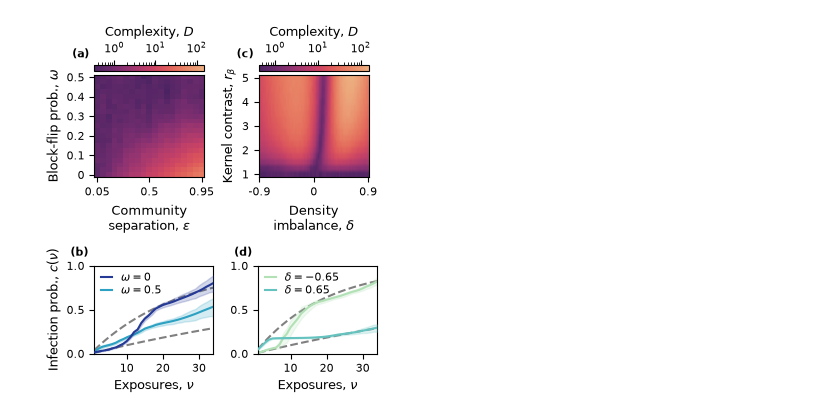
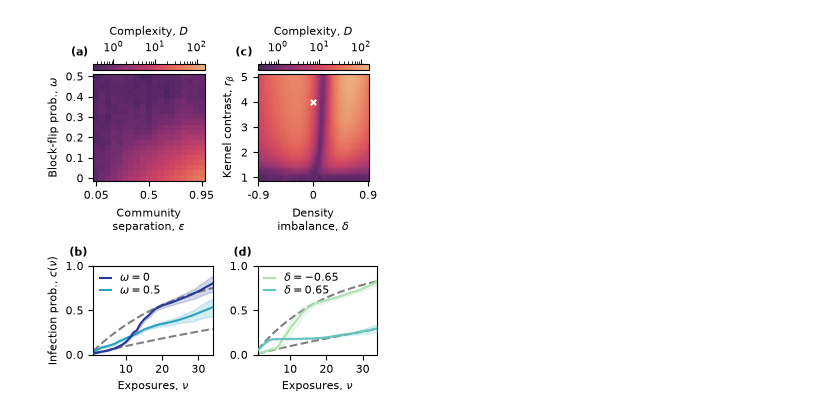
Before and after one commit to kaiser-dan/heterogeneous-infection-kernels, a Jupyter notebook: fig-scripts/plot_fig2.ipynb, the cells around one changed output. Cells and saved outputs as stored; diff of their text form; code cells hidden in the pictures.

Commit message:
update plotting scripts, figs

```diff
--- a/fig-scripts/plot_fig2.ipynb
+++ b/fig-scripts/plot_fig2.ipynb
@@ -178,9 +183,20 @@ fpath = RESULTS_DIR / "epsilon_omega_sweep" / "complexity_by_setting.parquet"
 df = pd.read_parquet(fpath)
 piv_a = df.pivot(index="omega", columns="epsilon", values="complexity_mean")
 
+Za = piv_a.to_numpy()
+f = 4
+Zz_a = 10**zoom(np.log10(Za), f, order=3)          # cubic spline
+ys_a = np.linspace(0, Za.shape[0]-1, Zz_a.shape[0])  # back to original index coords
+xs_a = np.linspace(0, Za.shape[1]-1, Zz_a.shape[1])
+
 fpath = RESULTS_DIR / "beta_delta_sweep" / "complexity_by_setting.parquet"
 df = pd.read_parquet(fpath)
 piv_b = df.pivot(index="beta2", columns="delta", values="complexity_mean")
+
+Zb = piv_b.to_numpy()
+Zz_b = 10**zoom(np.log10(Zb), f, order=3)          # cubic spline
+ys_b = np.linspace(0, Zb.shape[0]-1, Zz_b.shape[0])  # back to original index coords
+xs_b = np.linspace(0, Zb.shape[1]-1, Zz_b.shape[1])
 
 vmin = np.min([np.min(piv_a), np.min(piv_b)])
 vmax = np.max([np.max(piv_a), np.max(piv_b)])
@@ -188,6 +204,9 @@ norm = mcolors.LogNorm(vmin=vmin, vmax=vmax)
 
 # epsilon/omega heatmap
 im = axs_t[0].imshow(piv_a, cmap=fs.complexity_cmap, aspect="auto", norm=norm)
+X = piv_a.columns; Y = piv_a.index
+# axs_t[0].contour(piv_a.to_numpy(), levels=log_levels(piv_a.to_numpy()), colors='white', linewidth=0.5)
+# axs_t[0].contour(xs_a, ys_a, Zz_a, levels=log_levels(piv_a.to_numpy()), colors='white', linewidth=0.75)
 axs_t[0].set_xlabel("Community\nseparation, $\\varepsilon$")
 axs_t[0].set_ylabel("Block-flip prob., $\\omega$")
 axs_t[0].invert_yaxis()
@@ -199,7 +218,10 @@ axs_t[0].set_yticklabels([f"{d:.3g}" for d in piv_a.index[::4]])
 top.colorbar(im, ax=axs_t[0], label="Complexity, $D$", location='top', pad=0.02)
 
 # beta/delta heatmap
-im = axs_t[1].imshow(piv_b, cmap=fs.complexity_cmap, aspect="auto", norm=mcolors.LogNorm())
+im = axs_t[1].imshow(piv_b, cmap=fs.complexity_cmap, aspect="auto", norm=norm)
+X = piv_b.columns; Y = piv_b.index
+# axs_t[1].contour(piv_b.to_numpy(), levels=log_levels(piv_b.to_numpy()), colors='white', linewidth=0.5)
+# axs_t[1].contour(xs_b, ys_b, Zz_b, levels=log_levels(piv_b.to_numpy()), colors='white', linewidth=0.75)
 axs_t[1].set_xlabel("Density\nimbalance, $\\delta$")
 axs_t[1].set_ylabel("Kernel contrast, $r_\\beta$")
 axs_t[1].invert_yaxis()
@@ -207,6 +229,7 @@ axs_t[1].set_xticks(np.arange(len(piv_b.columns))[0::36])
 axs_t[1].set_xticklabels([f"{b:.3g}" for b in piv_b.columns[0::36]])
 axs_t[1].set_yticks(np.arange(len(piv_b.index))[::4])
 axs_t[1].set_yticklabels([f"{d:.3g}" for d in piv_b.index[::4]/0.01])
+axs_t[1].scatter([36], [12], marker='x', s=15, color='white')
 
 top.colorbar(im, ax=axs_t[1], label="Complexity, $D$", location='top', pad=0.02)
 
@@ -231,34 +254,33 @@ def plot_omega_draws(ax, omega, color, label, kmax, zorder):
 
 plot_omega_draws(axs_b[0], 0.0, fs.palette[5], "$\\omega=0$", kmax, 4)
 plot_omega_draws(axs_b[0], 0.50, fs.palette[3], "$\\omega=0.5$", kmax, 2)
-# plot_omega_draws(axs_b[0], 0.15, fs.palette[4], "$\\omega=0.15$", kmax, 3)
 
 axs_b[0].plot(range(1, kmax+1), simple_kernel(0.01, kmax), color='grey', linestyle='--', zorder=1)
 axs_b[0].plot(range(1, kmax+1), simple_kernel(0.04, kmax), color='grey', linestyle='--', zorder=1)
 axs_b[0].legend(handlelength=1, fancybox=False, labelspacing=0.1, loc='upper left', borderaxespad=0.2, frameon=False)
 
 def plot_delta_draws(ax, delta, color, label, kmax, zorder):
     delta_mu_draws = np.load(RESULTS_DIR / "beta_delta_sweep" / f"model~np_rep~3_beta2~0.05_delta~{delta}.npz")["draws_mu"][:, 0, :]
     delta_mu = np.mean(delta_mu_draws, axis=0)
     delta_lower, delta_upper = hpdi_bounds(delta_mu_draws, prob=0.9)
 
     ax.plot(range(1, kmax+1), delta_mu[:kmax], color=color, label=label, zorder=zorder)
     ax.fill_between(range(1, kmax+1), delta_lower[:kmax], delta_upper[:kmax], color=color, alpha=0.2, zorder=zorder)
 
 plot_delta_draws(axs_b[1], -0.65, fs.palette[1], "$\\delta=-0.65$", kmax, 2)
 plot_delta_draws(axs_b[1], 0.65, fs.palette[2], "$\\delta=0.65$", kmax, 4)
 
 axs_b[1].plot(range(1, kmax+1), simple_kernel(0.01, kmax), color='grey', linestyle='--', zorder=1)
 axs_b[1].plot(range(1, kmax+1), simple_kernel(0.05, kmax), color='grey', linestyle='--', zorder=1)
 axs_b[1].legend(handlelength=1, fancybox=False, labelspacing=0.1, loc='upper left', borderaxespad=0.2, frameon=False)
 
 # subplot labels
 axs_t[0].text(-0.2, 1.2, "(a)", in_layout=False, transform=axs_t[0].transAxes, fontsize=8, fontweight='bold', va='center', ha='left')
 axs_t[1].text(-0.2, 1.2, "(c)", in_layout=False, transform=axs_t[1].transAxes, fontsize=8, fontweight='bold', va='center', ha='left')
 axs_b[0].text(-0.2, 1.15, "(b)", in_layout=True, transform=axs_b[0].transAxes, fontsize=8, fontweight='bold', va='center', ha='left')
 axs_b[1].text(-0.2, 1.15, "(d)", in_layout=True, transform=axs_b[1].transAxes, fontsize=8, fontweight='bold', va='center', ha='left')
 
 plt.savefig('../figs/fig2.svg', bbox_inches='tight')
 plt.savefig('../figs/fig2.pdf', bbox_inches='tight')
 # %% [output]
-[figure, old version]
+[figure, new version]
```
Also changed, not shown: parts of 3 cells of this notebook, 5 other files.
